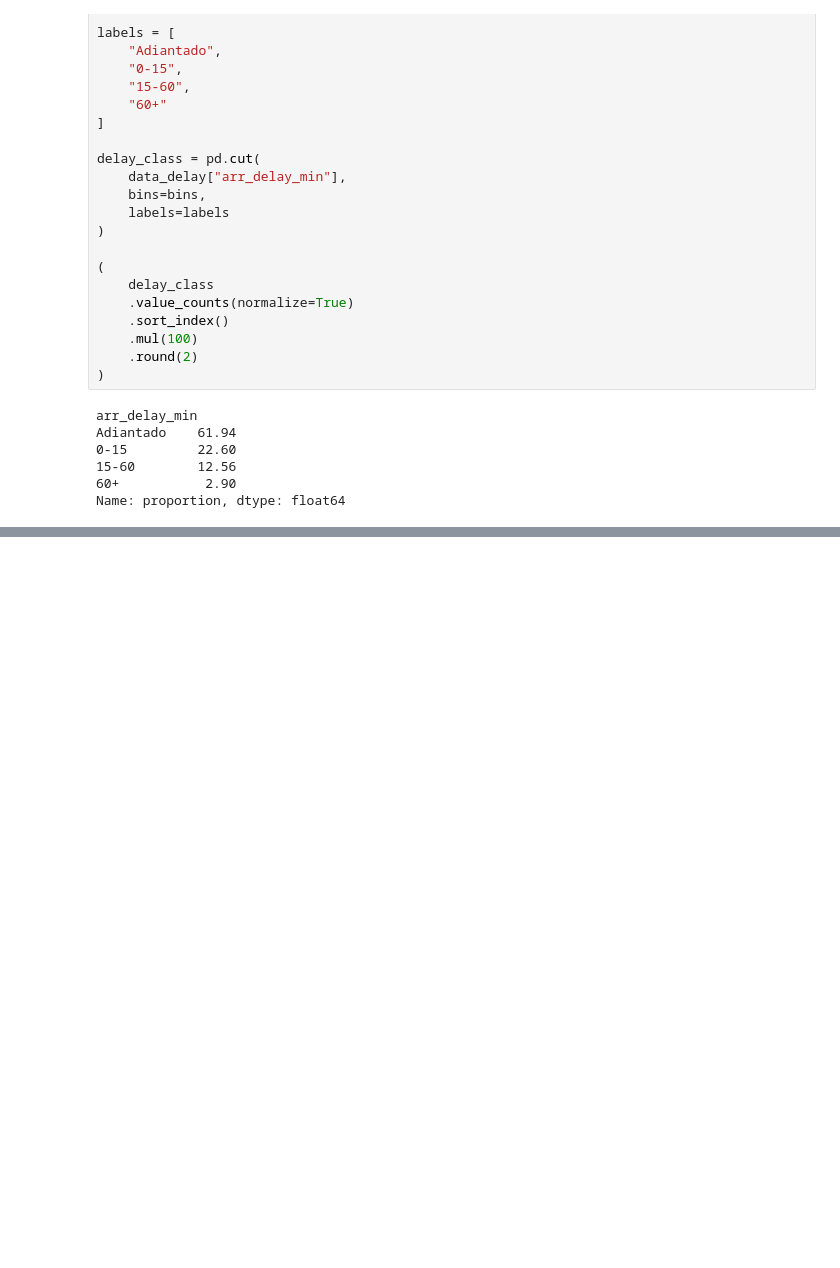
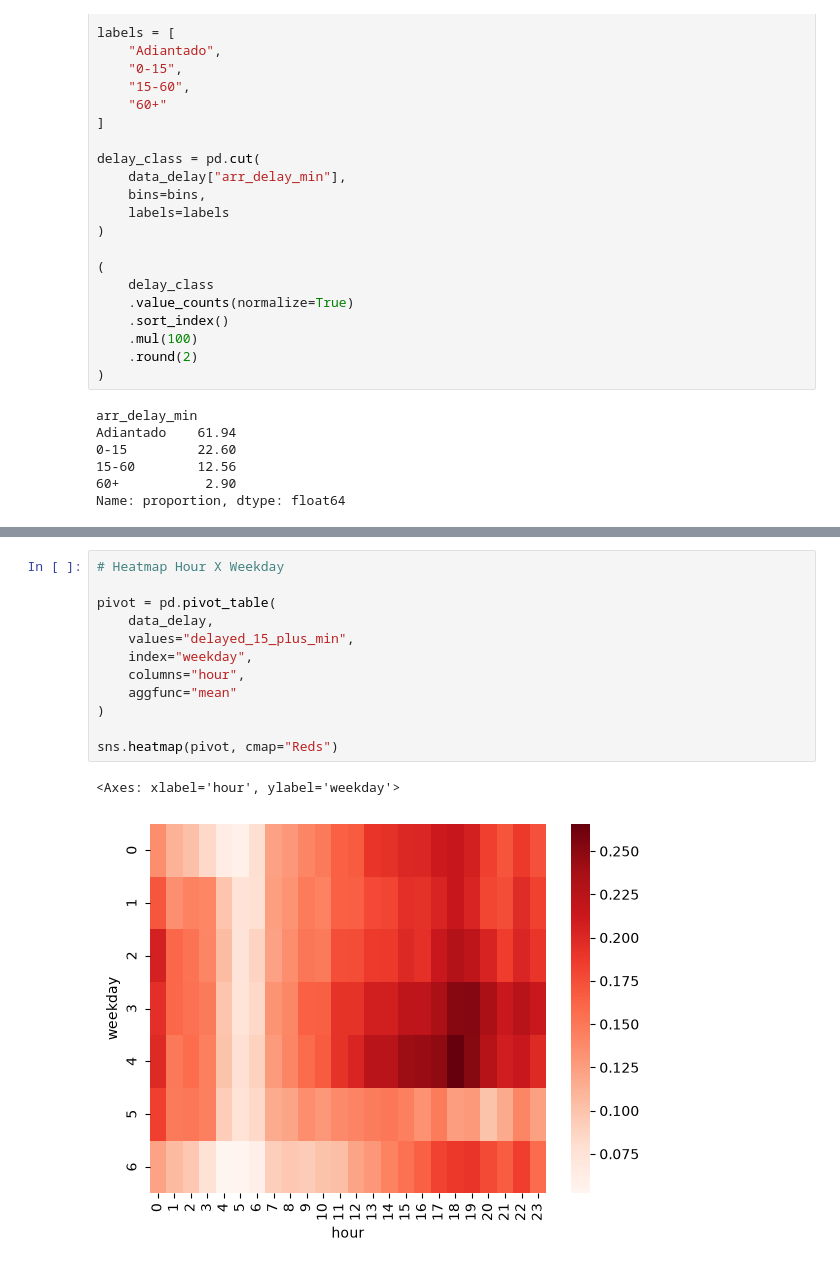
Before and after one commit to LuisHBeck/flight-risk, a Jupyter notebook: notebooks/luishbeck.ipynb, the cells around one changed output, grey strips where cells are left out. Saved outputs shown, nothing was run; the diff lists cells and outputs as text; blank space fills up the shorter version.

```diff
--- a/notebooks/luishbeck.ipynb
+++ b/notebooks/luishbeck.ipynb
@@ -390,0 +508,15 @@ Name: proportion, dtype: float64
+# %%
+# Heatmap Hour X Weekday
+
+pivot = pd.pivot_table(
+    data_delay,
+    values="delayed_15_plus_min",
+    index="weekday",
+    columns="hour",
+    aggfunc="mean"
+)
+
+sns.heatmap(pivot, cmap="Reds")
+# %% [output]
+<Axes: xlabel='hour', ylabel='weekday'>
+[figure, added]
```
Also changed, not shown: parts of 10 cells of this notebook.
